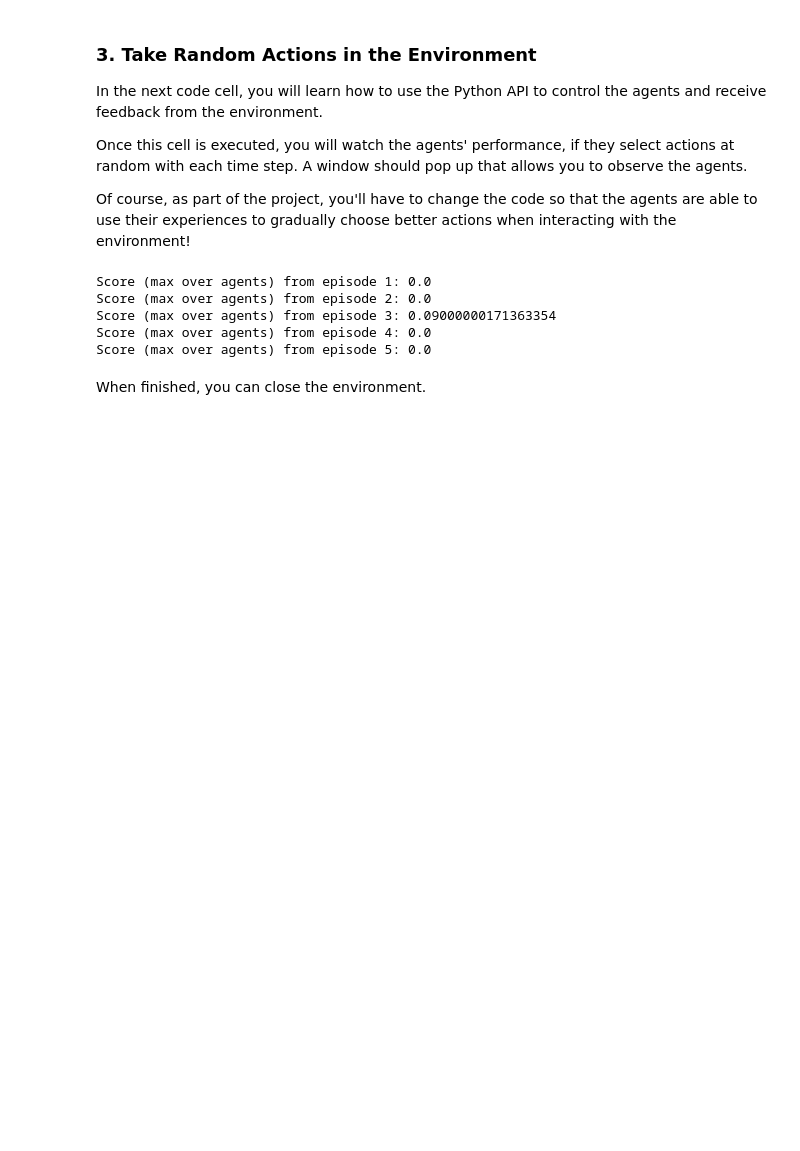
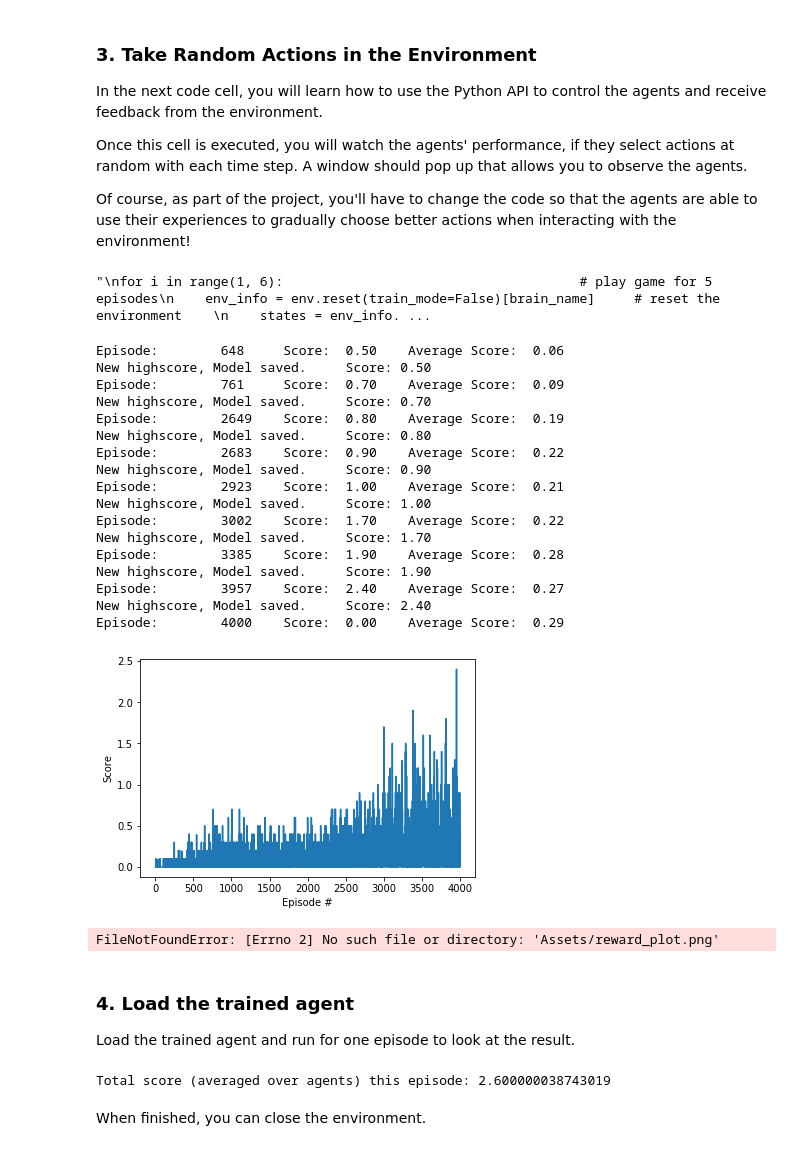
Before and after one commit to riley-mld/UnityTennis_DRLN, a Jupyter notebook: Tennis.ipynb, the cells around one changed output. Drawn from its saved outputs; the diff is of its cells as text; code cells hidden in the pictures; blank space fills up the shorter version.

Commit message:
Add training function

```diff
--- a/Tennis.ipynb
+++ b/Tennis.ipynb
@@ -93,6 +93,7 @@ Once this cell is executed, you will watch the agents' performance, if they sele
 
 Of course, as part of the project, you'll have to change the code so that the agents are able to use their experiences to gradually choose better actions when interacting with the environment!
 # %%
+"""
 for i in range(1, 6):                                      # play game for 5 episodes
     env_info = env.reset(train_mode=False)[brain_name]     # reset the environment
     states = env_info.vector_observations                  # get the current state (for each agent)
@@ -109,9 +110,11 @@ for i in range(1, 6):                                      # play game for 5 epi
         if np.any(dones):                                  # exit loop if episode finished
             break
     print('Score (max over agents) from episode {}: {}'.format(i, np.max(scores)))
+"""
 # %% [output]
-Score (max over agents) from episode 1: 0.0
-Score (max over agents) from episode 2: 0.0
-Score (max over agents) from episode 3: 0.09000000171363354
-Score (max over agents) from episode 4: 0.0
-Score (max over agents) from episode 5: 0.0
+"\nfor i in range(1, 6):                                      # play game for 5 episodes\n    env_info = env.reset(train_mode=False)[brain_name]     # reset the environment    \n    states = env_info. ...
+# %%
+from agent import Agent
+
+# Create the agent from Agent class
+agent = Agent(state_size, action_size, num_agents, 4)
@@ -118,3 +188,66 @@ Score (max over agents) from episode 5: 0.0
+# %%
+train_scores = train(agent, 4000)
+# %% [output]
+Episode:        648     Score:  0.50    Average Score:  0.06
+New highscore, Model saved.     Score: 0.50
+Episode:        761     Score:  0.70    Average Score:  0.09
+New highscore, Model saved.     Score: 0.70
+Episode:        2649    Score:  0.80    Average Score:  0.19
+New highscore, Model saved.     Score: 0.80
+Episode:        2683    Score:  0.90    Average Score:  0.22
+New highscore, Model saved.     Score: 0.90
+Episode:        2923    Score:  1.00    Average Score:  0.21
+New highscore, Model saved.     Score: 1.00
+Episode:        3002    Score:  1.70    Average Score:  0.22
+New highscore, Model saved.     Score: 1.70
+Episode:        3385    Score:  1.90    Average Score:  0.28
+New highscore, Model saved.     Score: 1.90
+Episode:        3957    Score:  2.40    Average Score:  0.27
+New highscore, Model saved.     Score: 2.40
+Episode:        4000    Score:  0.00    Average Score:  0.29
+[figure, added]
+FileNotFoundError: [Errno 2] No such file or directory: 'Assets/reward_plot.png'
+# %% [markdown]
+### 4. Load the trained agent
+
+Load the trained agent and run for one episode to look at the result.
+# %%
+from agent import Agent
+
+# Create the agent
+agent = Agent(state_size, action_size, num_agents, 5)
+# Load the checkpoint files
+agent.load("256_256_actor.pth", "256_256_critic.pth")
+
+# Reset the environment
+env_info = env.reset(train_mode=False)[brain_name]
+# Get the current state (for each agent)
+states = env_info.vector_observations
+# Initialize the score (for each agent)
+scores = np.zeros(num_agents)
+
+while True:
+    # Get the actions from policy network
+    actions = agent.act(states, add_noise=False)
+    # Send all actions to tne environment
+    env_info = env.step(actions)[brain_name]
+    # Get next state (for each agent)
+    next_states = env_info.vector_observations
+    # Get reward (for each agent)
+    rewards = env_info.rewards
+    # See if episode finished
+    dones = env_info.local_done
+    # Update the score (for each agent)
+    scores += env_info.rewards
+    # Roll over states to next time step
+    states = next_states
+    # Exit loop if episode finished
+    if np.any(dones):
+        break
+
+print('Total score (averaged over agents) this episode: {}'.format(np.max(scores)))
+# %% [output]
+Total score (averaged over agents) this episode: 2.600000038743019
 # %% [markdown]
 When finished, you can close the environment.
 # %%
```
Also changed, not shown: parts of 1 cell of this notebook.
